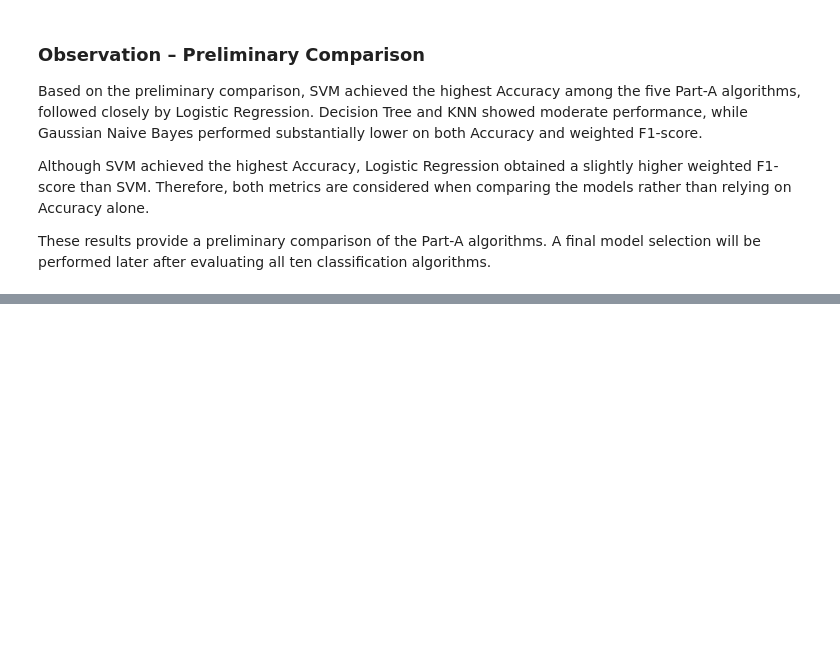
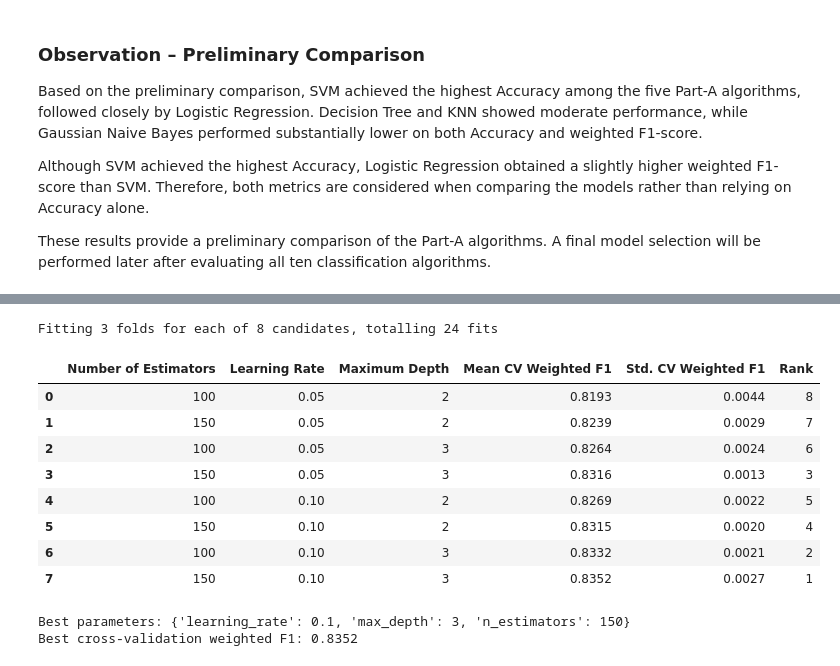
Before and after one commit to snehitha-araveti/ML-Capstone-Project-2026, a Jupyter notebook: notebooks/classification.ipynb, the cells around one changed output, grey strips where cells are left out. Drawn from its saved outputs; the diff is of its cells as text; code cells hidden in the pictures; blank space fills up the shorter version.

```diff
--- a/notebooks/classification.ipynb
+++ b/notebooks/classification.ipynb
@@ -1366,0 +2009,60 @@ These results provide a preliminary comparison of the Part-A algorithms. A final
+# %%
+
+from sklearn.model_selection import GridSearchCV
+
+gb_param_grid = {
+    "n_estimators": [100, 150],
+    "learning_rate": [0.05, 0.1],
+    "max_depth": [2, 3]
+}
+
+gb_grid_search = GridSearchCV(
+    estimator=GradientBoostingClassifier(random_state=42),
+    param_grid=gb_param_grid,
+    scoring="f1_weighted",
+    cv=3,
+    n_jobs=-1,
+    verbose=1
+)
+
+gb_grid_search.fit(X_train_processed, y_train)
+
+# Display tuning results
+gb_tuning_df = pd.DataFrame(gb_grid_search.cv_results_)[
+    [
+        "param_n_estimators",
+        "param_learning_rate",
+        "param_max_depth",
+        "mean_test_score",
+        "std_test_score",
+        "rank_test_score"
+    ]
+].rename(columns={
+    "param_n_estimators": "Number of Estimators",
+    "param_learning_rate": "Learning Rate",
+    "param_max_depth": "Maximum Depth",
+    "mean_test_score": "Mean CV Weighted F1",
+    "std_test_score": "Std. CV Weighted F1",
+    "rank_test_score": "Rank"
+})
+
+display(gb_tuning_df.round(4))
+
+print("Best parameters:", gb_grid_search.best_params_)
+print(
+    "Best cross-validation weighted F1:",
+    round(gb_grid_search.best_score_, 4)
+)
+# %% [output]
+Fitting 3 folds for each of 8 candidates, totalling 24 fits
+|  | Number of Estimators | Learning Rate | Maximum Depth | Mean CV Weighted F1 | Std. CV Weighted F1 | Rank |
+| 0 | 100 | 0.05 | 2 | 0.8193 | 0.0044 | 8 |
+| 1 | 150 | 0.05 | 2 | 0.8239 | 0.0029 | 7 |
+| 2 | 100 | 0.05 | 3 | 0.8264 | 0.0024 | 6 |
+| 3 | 150 | 0.05 | 3 | 0.8316 | 0.0013 | 3 |
+| 4 | 100 | 0.10 | 2 | 0.8269 | 0.0022 | 5 |
+| 5 | 150 | 0.10 | 2 | 0.8315 | 0.0020 | 4 |
+| 6 | 100 | 0.10 | 3 | 0.8332 | 0.0021 | 2 |
+| 7 | 150 | 0.10 | 3 | 0.8352 | 0.0027 | 1 |
+Best parameters: {'learning_rate': 0.1, 'max_depth': 3, 'n_estimators': 150}
+Best cross-validation weighted F1: 0.8352
```
Also changed, not shown: parts of 26 cells of this notebook.
